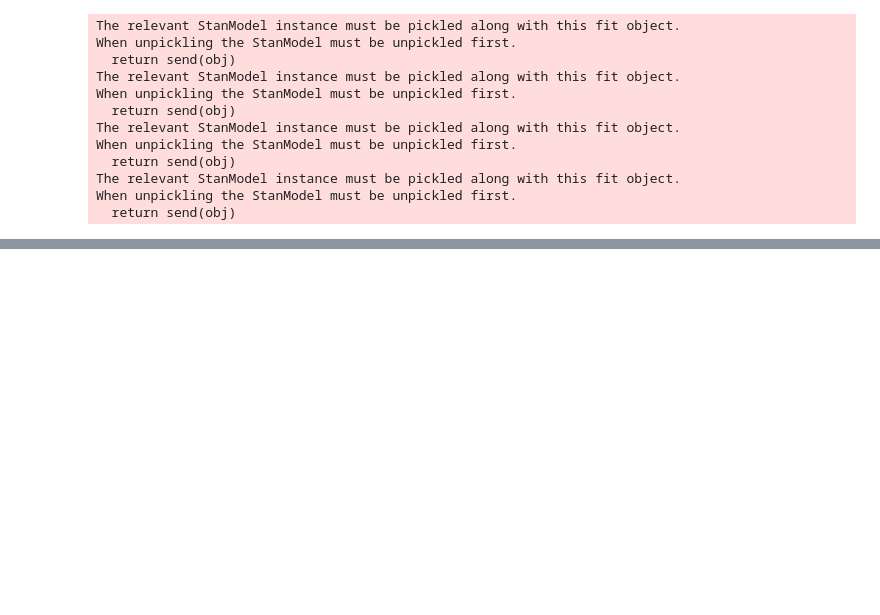
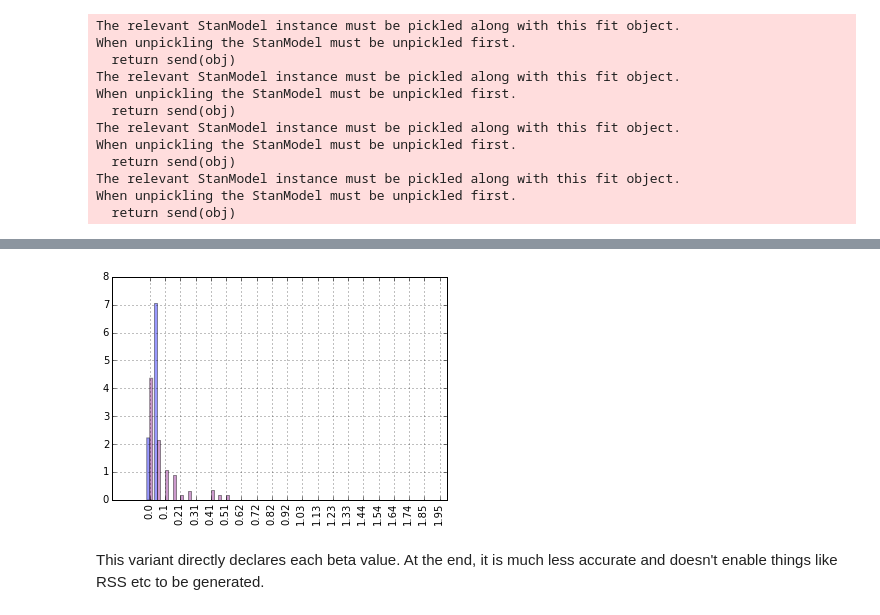
Before and after one commit to hillbs/Differential-Equations-and-Linear-Algebra, a Jupyter notebook: Bayesianism/pystan/PyStan_2_example.ipynb, the cells around one changed output, grey strips where cells are left out. Cells and saved outputs as stored; diff of their text form; code cells hidden in the pictures; blank space fills up the shorter version.

```diff
--- a/Bayesianism/pystan/PyStan_2_example.ipynb
+++ b/Bayesianism/pystan/PyStan_2_example.ipynb
@@ -130,3 +150,23 @@ Samples were drawn using NUTS(diag_e) at Thu Oct 15 13:02:13 2015.
 For each parameter, n_eff is a crude measure of effective sample size,
 and Rhat is the potential scale reduction factor on split chains (at
 convergence, Rhat=1).
+# %%
+#plt.hist(matrix_reg.extract()['beta'])
+data = matrix_reg.extract()['beta']
+fig, ax = plt.subplots(1,1)
+bins = np.round(np.linspace(0,4,40),2)
+ax.hist(data,
+        bins=bins,
+        rwidth=.8,
+        color=['blue','purple'],
+        alpha=.4,
+        align='left',
+        normed=True
+        )
+ax.set_xticks(bins[:-1:2])
+ax.set_xticklabels(bins,rotation=90)
+plt.grid(True)
+# %% [output]
+[figure, added]
+# %% [markdown]
+This variant directly declares each beta value. At the end, it is much less accurate and doesn't enable things like RSS etc to be generated.
```
Also changed, not shown: parts of 19 cells of this notebook, 9 other files.
